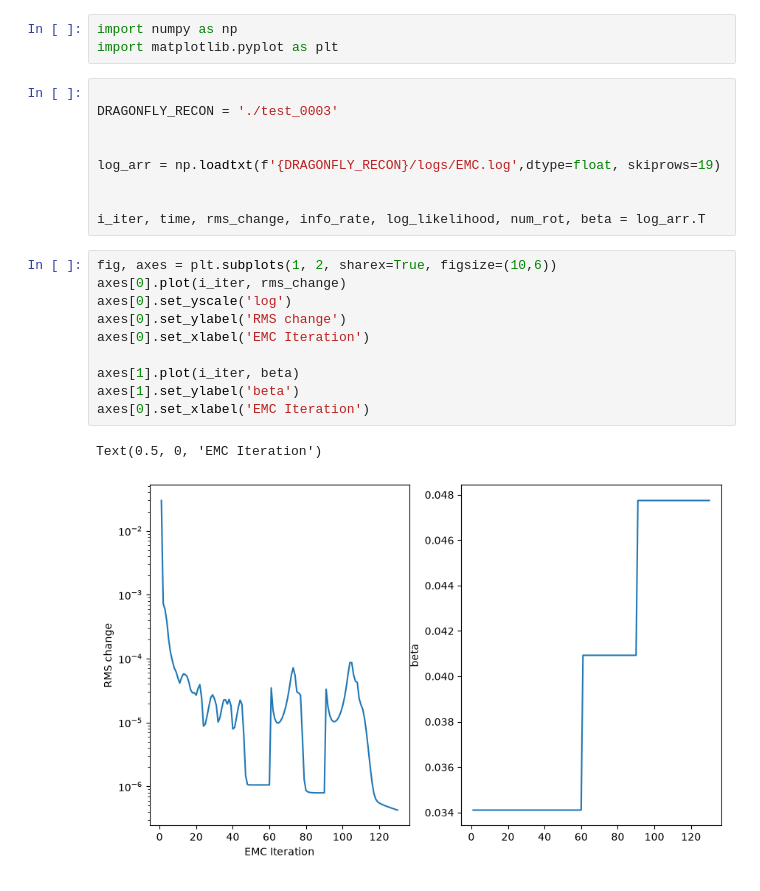
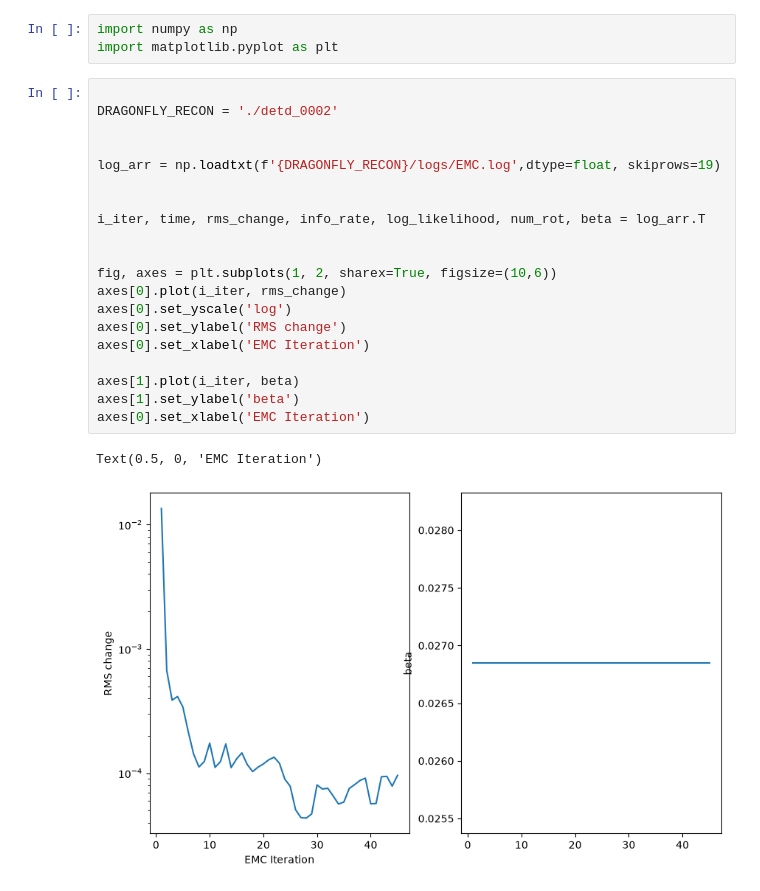
Before and after one commit to YellowSub17/dfly-p6933, a Jupyter notebook: assess_recon.ipynb, the cells around one changed output. Drawn from its saved outputs; the diff is of its cells as text.

```diff
--- a/assess_recon.ipynb
+++ b/assess_recon.ipynb
@@ -3,23 +3,24 @@ import numpy as np
 import matplotlib.pyplot as plt
 # %%
 
-DRAGONFLY_RECON = './test_0003'
+DRAGONFLY_RECON = './detd_0002'
 
 
 log_arr = np.loadtxt(f'{DRAGONFLY_RECON}/logs/EMC.log',dtype=float, skiprows=19)
 
 
 i_iter, time, rms_change, info_rate, log_likelihood, num_rot, beta = log_arr.T
+
+
+fig, axes = plt.subplots(1, 2, sharex=True, figsize=(10,6))
+axes[0].plot(i_iter, rms_change)
+axes[0].set_yscale('log')
+axes[0].set_ylabel('RMS change')
+axes[0].set_xlabel('EMC Iteration')
+
+axes[1].plot(i_iter, beta)
+axes[1].set_ylabel('beta')
+axes[0].set_xlabel('EMC Iteration')
+# %% [output]
+Text(0.5, 0, 'EMC Iteration')
+[figure, added]
-# %%
-fig, axes = plt.subplots(1, 2, sharex=True, figsize=(10,6))
-axes[0].plot(i_iter, rms_change)
-axes[0].set_yscale('log')
-axes[0].set_ylabel('RMS change')
-axes[0].set_xlabel('EMC Iteration')
-
-axes[1].plot(i_iter, beta)
-axes[1].set_ylabel('beta')
-axes[0].set_xlabel('EMC Iteration')
-# %% [output]
-Text(0.5, 0, 'EMC Iteration')
-[figure, removed]
```
Also changed, not shown: 3 other files.
